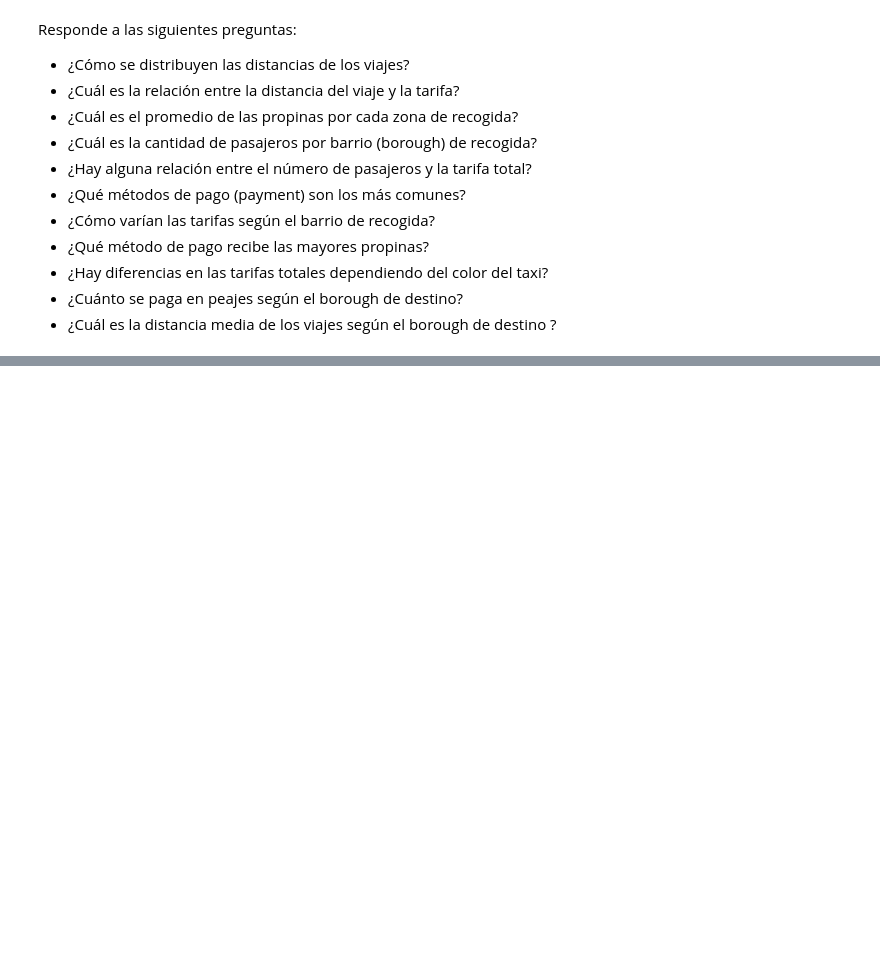
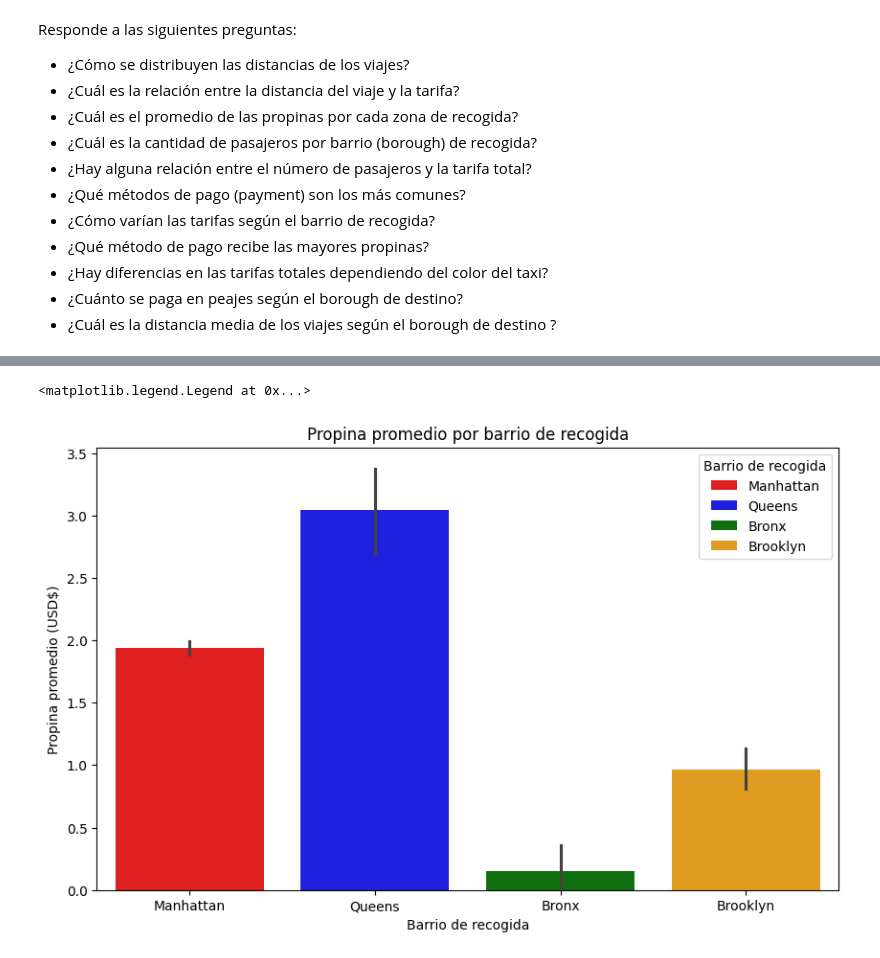
Before and after one commit to Juanmacg21/Python-Intro-for-Data-Science, a Jupyter notebook: notebooks/Lesson IV - Matplotlib and Seaborn Intro.ipynb, the cells around one changed output, grey strips where cells are left out. Drawn from its saved outputs; the diff is of its cells as text; code cells hidden in the pictures; blank space fills up the shorter version.

```diff
--- a/notebooks/Lesson IV - Matplotlib and Seaborn Intro.ipynb
+++ b/notebooks/Lesson IV - Matplotlib and Seaborn Intro.ipynb
@@ -384,0 +434,18 @@ Responde a las siguientes preguntas:
+# %%
+plt.figure(figsize=(10, 6))
+
+sns.barplot(
+    data=taxis_df,
+    x="pickup_borough",
+    y="tip",
+    hue="pickup_borough",
+    palette=["red", "blue", "green", "orange"]
+)
+
+plt.title("Propina promedio por barrio de recogida")
+plt.xlabel("Barrio de recogida")
+plt.ylabel("Propina promedio (USD$)")
+plt.legend(title="Barrio de recogida")
+# %% [output]
+<matplotlib.legend.Legend at 0x...>
+[figure, added]
```
Also changed, not shown: parts of 13 cells of this notebook, 2 other files.
